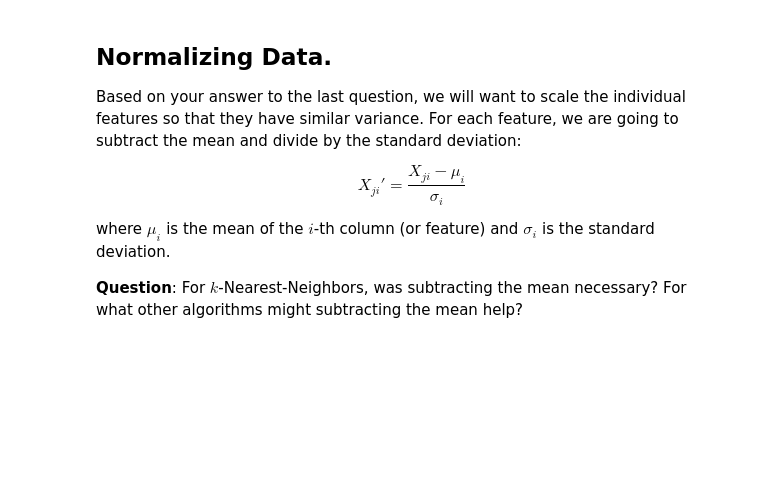
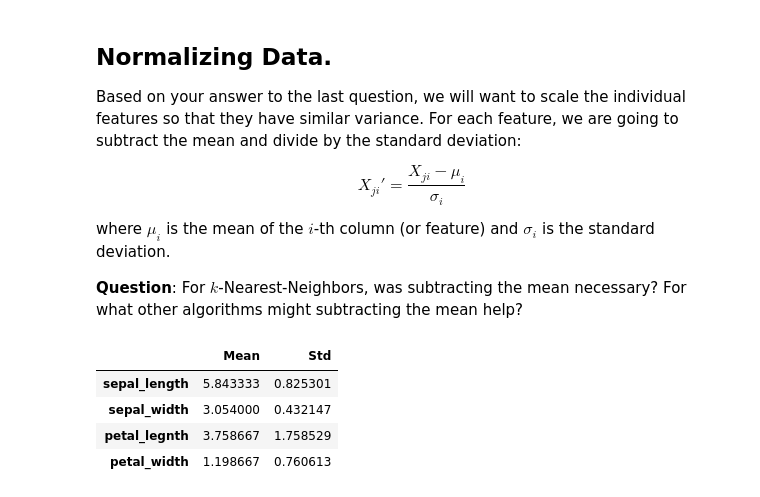
Before and after one commit to ASvyatkovskiy/BigDataCourse, a Jupyter notebook: 0_Preexercise/KNN_example.ipynb, the cells around one changed output. Saved outputs shown, nothing was run; the diff lists cells and outputs as text; code cells hidden in the pictures; blank space fills up the shorter version.

```diff
--- a/0_Preexercise/KNN_example.ipynb
+++ b/0_Preexercise/KNN_example.ipynb
@@ -70,12 +94,18 @@ where $\mu_i$ is the mean of the $i$-th column (or feature) and $\sigma_i$ is th
 # %%
 from sklearn import preprocessing
 
 # first, let's see what the standard deviations are.
 scaler = preprocessing.StandardScaler(copy=True).fit(X)
 pd.DataFrame({
     "Mean": scaler.mean_,
-    "Std": scaler.std_
+    "Std": scaler.scale_
 }, index=X.columns)
+# %% [output]
+|  | Mean | Std |
+| sepal_length | 5.843333 | 0.825301 |
+| sepal_width | 3.054000 | 0.432147 |
+| petal_legnth | 3.758667 | 1.758529 |
+| petal_width | 1.198667 | 0.760613 |
 # %%
 X_copy = X.copy()  # Feature (bug?): transform modifies the original
 X_scaled = scaler.transform(X_copy)
```
Also changed, not shown: parts of 5 cells of this notebook.
